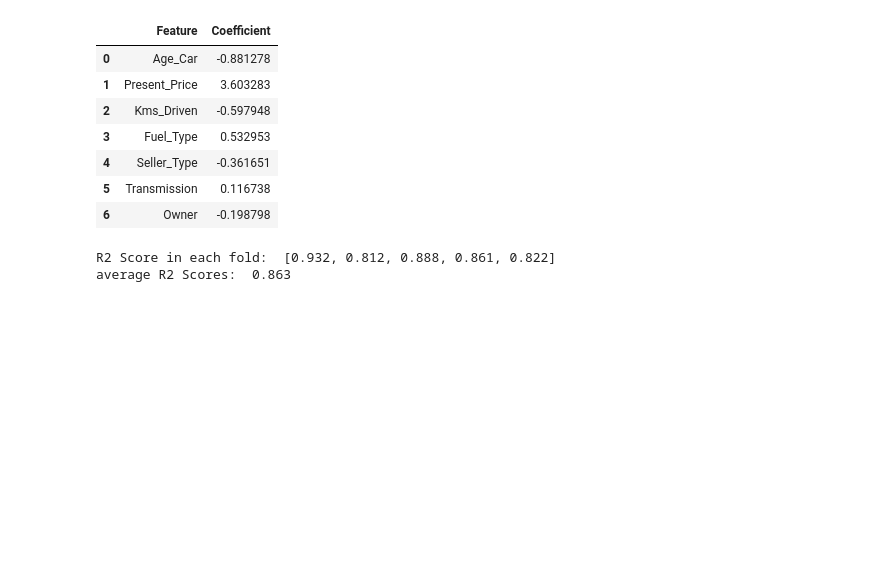
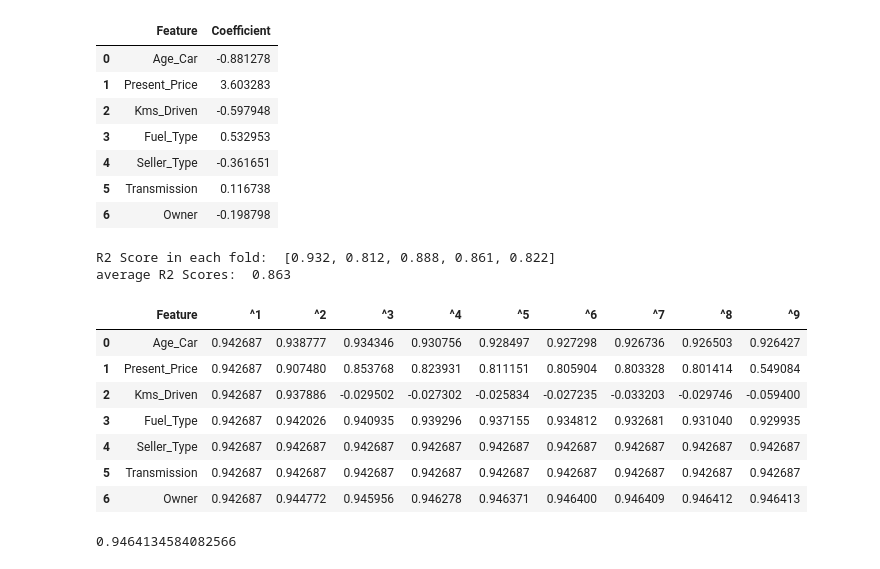
Before and after one commit to pouyarahdan/Regression-Model-Project, a Jupyter notebook: Linear-Regression-Project.ipynb, the cells around one changed output. Saved outputs shown, nothing was run; the diff lists cells and outputs as text; code cells hidden in the pictures; blank space fills up the shorter version.

```diff
--- a/Linear-Regression-Project.ipynb
+++ b/Linear-Regression-Project.ipynb
@@ -620,3 +620,37 @@ print("average R2 Scores: ", avg_r2)
 # %% [output]
 R2 Score in each fold:  [0.932, 0.812, 0.888, 0.861, 0.822]
 average R2 Scores:  0.863
+# %%
+X1 = pd.DataFrame(df2, columns = ['Age_Car','Present_Price','Kms_Driven','Fuel_Type','Seller_Type','Transmission','Owner'])
+y1 = df2.Selling_Price.values.reshape(-1,1)
+base_r2 = 0.932
+# %%
+results = {'Feature' : X1.columns}
+for power in range (1,10):
+    r2_list = []
+    for col in X1.columns:
+        X_temp = X1.copy()
+        X_temp[col] = X_temp[col] ** power
+
+        x1_train, x1_test, y1_train, y1_test = train_test_split(X_temp, y1, test_size=0.1, random_state=0)
+
+        model = LinearRegression()
+        model.fit(x1_train, y1_train)
+        y1_pred = model.predict(x1_test)
+
+        r2 = round(metrics.r2_score(y1_test, y1_pred),6)
+        r2_list.append(r2)
+
+        results[f'^{power}'] = r2_list
+
+df_results = pd.DataFrame(results)
+df_results
+# %% [output]
+|  | Feature | ^1 | ^2 | ^3 | ^4 | ^5 | ^6 | ^7 | ^8 | ^9 |
+| 0 | Age_Car | 0.942687 | 0.938777 | 0.934346 | 0.930756 | 0.928497 | 0.927298 | 0.926736 | 0.926503 | 0.926427 |
+| 1 | Present_Price | 0.942687 | 0.907480 | 0.853768 | 0.823931 | 0.811151 | 0.805904 | 0.803328 | 0.801414 | 0.549084 |
+| 2 | Kms_Driven | 0.942687 | 0.937886 | -0.029502 | -0.027302 | -0.025834 | -0.027235 | -0.033203 | -0.029746 | -0.059400 |
+| 3 | Fuel_Type | 0.942687 | 0.942026 | 0.940935 | 0.939296 | 0.937155 | 0.934812 | 0.932681 | 0.931040 | 0.929935 |
+| 4 | Seller_Type | 0.942687 | 0.942687 | 0.942687 | 0.942687 | 0.942687 | 0.942687 | 0.942687 | 0.942687 | 0.942687 |
+| 5 | Transmission | 0.942687 | 0.942687 | 0.942687 | 0.942687 | 0.942687 | 0.942687 | 0.942687 | 0.942687 | 0.942687 |
+| 6 | Owner | 0.942687 | 0.944772 | 0.945956 | 0.946278 | 0.946371 | 0.946400 | 0.946409 | 0.946412 | 0.946413 |
@@ -622,0 +668,9 @@ average R2 Scores:  0.863
+# %%
+x2_train, x2_test, y3_train, y3_test = train_test_split(df3, y2, test_size=0.1, random_state=0)
+model = LinearRegression()
+model.fit(x2_train, y3_train)
+y3_pred = model.predict(x2_test)
+r2_new = metrics.r2_score(y3_test, y3_pred)
+r2_new
+# %% [output]
+0.9464134584082566
```
Also changed, not shown: parts of 1 cell of this notebook.
